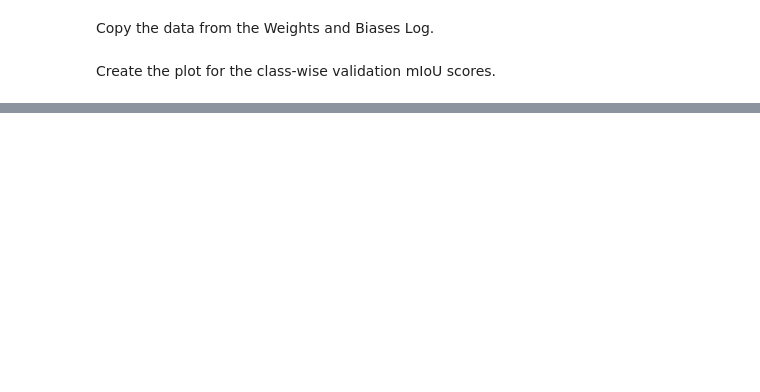
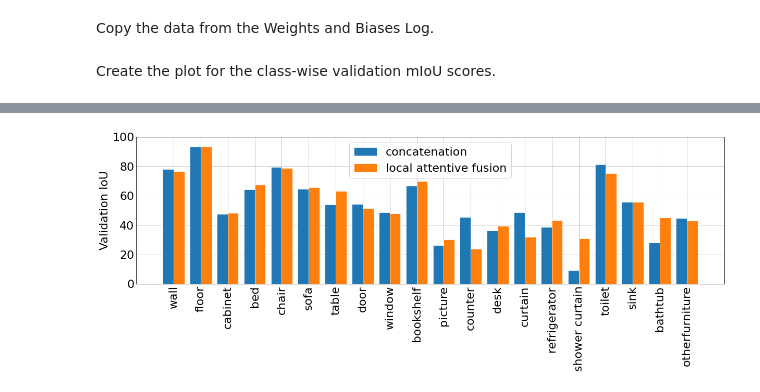
Before and after one commit to waibelj-tum/DeepViewAgg, a Jupyter notebook: notebooks/scannet_class_iou_vis.ipynb, the cells around one changed output, grey strips where cells are left out. Drawn from its saved outputs; the diff is of its cells as text; code cells hidden in the pictures; blank space fills up the shorter version.

```diff
--- a/notebooks/scannet_class_iou_vis.ipynb
+++ b/notebooks/scannet_class_iou_vis.ipynb
@@ -55,0 +62,22 @@ plt.show()
+# %%
+fig = plt.figure(figsize=(16, 4))
+plt.style.use('_mpl-gallery')
+
+bars = np.array(labels)
+height_local = np.array(scores_local)
+height_concat = np.array(scores_concat)
+
+x_pos = np.arange(len(labels))
+
+plt.rcParams.update({'font.size': 22})
+
+plt.bar(x_pos-0.2, height_concat, width=0.4, edgecolor="white", linewidth=0.7, label="concatenation")
+plt.bar(x_pos+0.2, height_local, width=0.4, edgecolor="white", linewidth=0.7, label="local attentive fusion")
+plt.xticks(x_pos, bars, rotation=90) # rotates the bar name
+plt.ylim([0.0, 100.0])
+plt.ylabel('Validation IoU')
+plt.savefig("figs/classwise_val_iou_scannet.png",bbox_inches='tight')
+plt.legend()
+plt.show()
+# %% [output]
+[figure, added]
```
Also changed, not shown: parts of 3 cells of this notebook, 1 other file.
